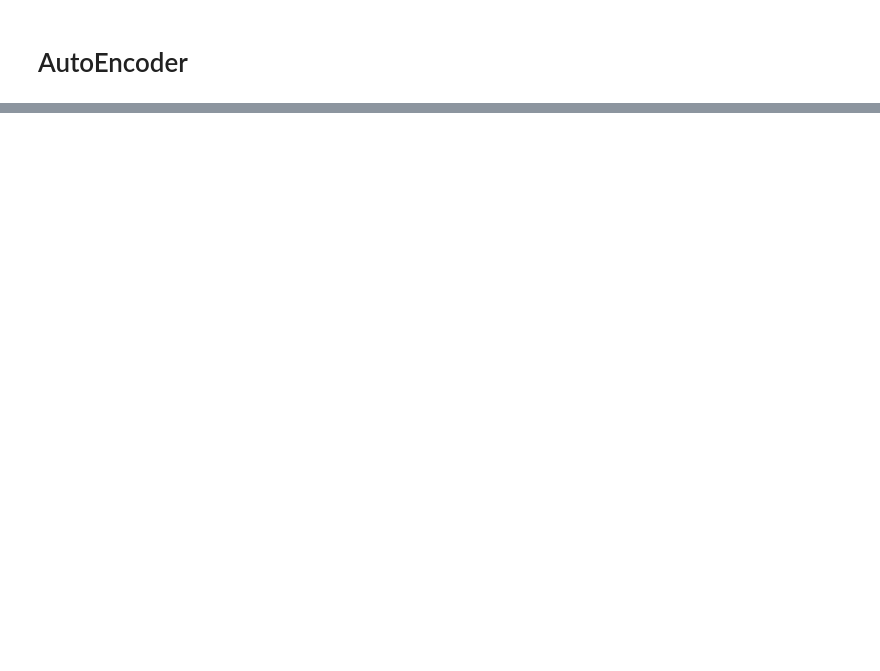
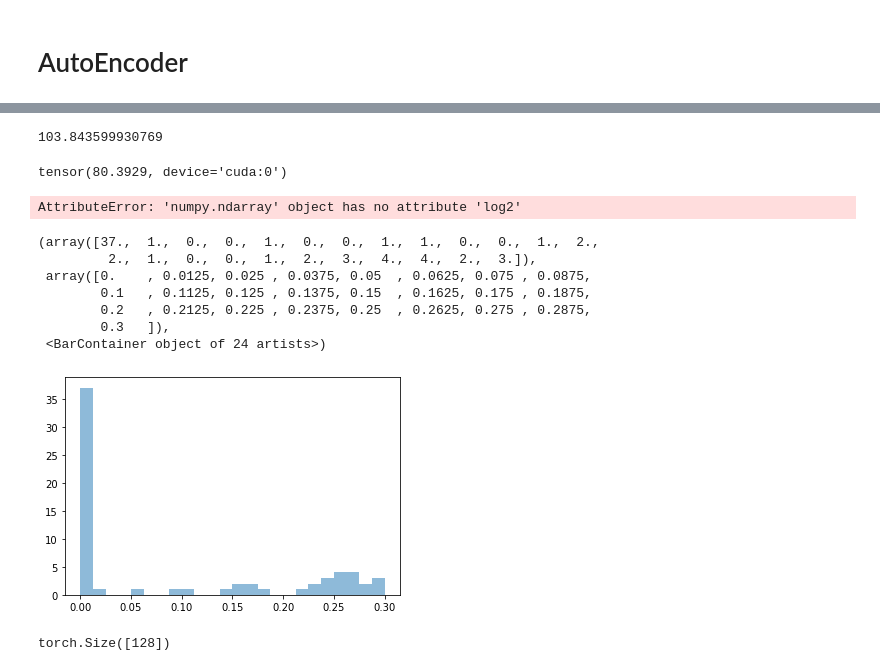
Before and after one commit to SolidusAbi/Sparse, a Jupyter notebook: test.ipynb, the cells around one changed output, grey strips where cells are left out. Saved outputs shown, nothing was run; the diff lists cells and outputs as text; code cells hidden in the pictures; blank space fills up the shorter version.

```diff
--- a/test.ipynb
+++ b/test.ipynb
@@ -78,13 +78,19 @@ for epoch in epoch_iterator:
 #     nn.ReLU(inplace=True)
 # ])
 
+# model = nn.Sequential(*[
+#     nn.Linear(28*28, 128),
+#     KWinners(128, 100),
+#     nn.Linear(128, 64),
+#     KWinners(64, 32),
+#     nn.Linear(64, 128),
+#     nn.ReLU(inplace=True),
+#     nn.Linear(128, 28*28),
+#     nn.ReLU(inplace=True)
+# ])
 model = nn.Sequential(*[
     nn.Linear(28*28, 128),
-    KWinners(128, 100),
-    nn.Linear(128, 64),
-    KWinners(64, 32),
-    nn.Linear(64, 128),
-    nn.ReLU(inplace=True),
+    KWinners(128, 32),
     nn.Linear(128, 28*28),
     nn.ReLU(inplace=True)
 ])
@@ -133,2 +144,31 @@ plt.show()
+# %%
+model[1].maxEntropy()
+# %% [output]
+103.843599930769
 # %%
 model[1].entropy()
+# %% [output]
+tensor(80.3929, device='cuda:0')
+# %%
+from modules.utils import plotDutyCycles, binaryEntropy
+plotDutyCycles(model[1].dutyCycle.cpu(), 'test.png')
+# %% [output]
+AttributeError: 'numpy.ndarray' object has no attribute 'log2'
+# %%
+_,entropy = binaryEntropy(model[1].dutyCycle.cpu())
+bins = np.linspace(0.0, 0.3, 25)
+# %%
+plt.hist(model[1].dutyCycle.cpu().numpy(), bins, alpha=0.5, label='All cols')
+# %% [output]
+(array([37.,  1.,  0.,  0.,  1.,  0.,  0.,  1.,  1.,  0.,  0.,  1.,  2.,
+         2.,  1.,  0.,  0.,  1.,  2.,  3.,  4.,  4.,  2.,  3.]),
+ array([0.    , 0.0125, 0.025 , 0.0375, 0.05  , 0.0625, 0.075 , 0.0875,
+        0.1   , 0.1125, 0.125 , 0.1375, 0.15  , 0.1625, 0.175 , 0.1875,
+        0.2   , 0.2125, 0.225 , 0.2375, 0.25  , 0.2625, 0.275 , 0.2875,
+        0.3   ]),
+ <BarContainer object of 24 artists>)
+[figure, added]
+# %%
+model[1].dutyCycle.shape
+# %% [output]
+torch.Size([128])
```
Also changed, not shown: parts of 32 cells of this notebook, 9 other files.
